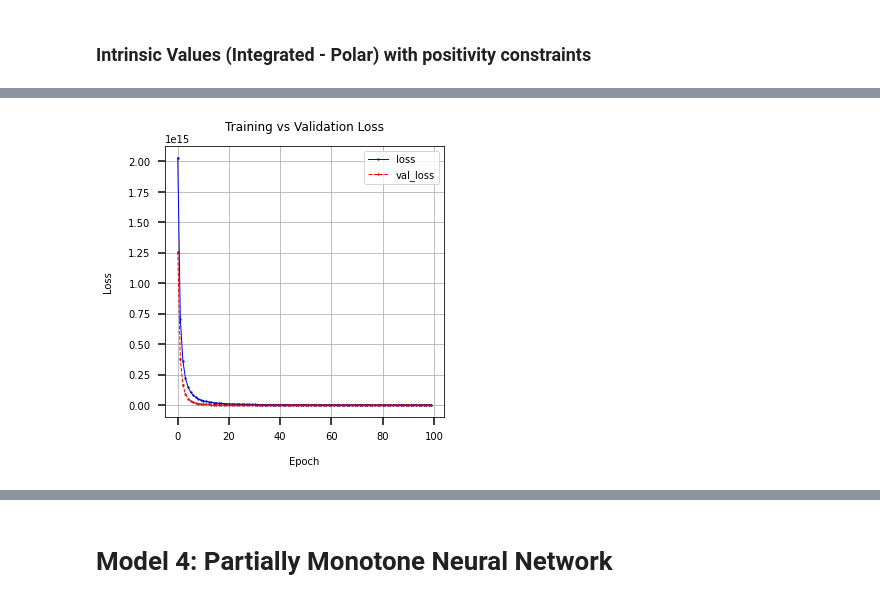
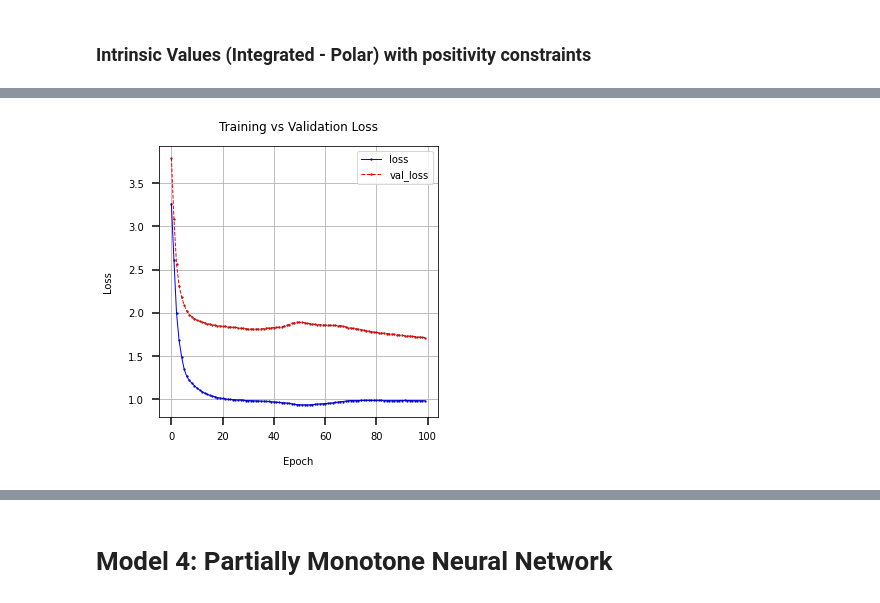
Before and after one commit to avaove/dust-map, a Jupyter notebook: dust_fit.ipynb, the cells around one changed output, grey strips where cells are left out. Cells and saved outputs as stored; diff of their text form; code cells hidden in the pictures.

Commit message:
added in min-max model

```diff
--- a/dust_fit.ipynb
+++ b/dust_fit.ipynb
@@ -394,4 +406,4 @@ Differentiating output A(r, x/r, y/r) of NN to get dust density at (r, x/r, y/r)
 ### Intrinsic Values (Integrated - Polar) with positivity constraints
 # %%
 # laod intrinsic_integrated_polar.npz before running this
-model2, train_loss_monotonic2, val_loss_monotonic2 = train_NN_model(monotonic=True, error=False)
+model3, train_loss_monotonic3, val_loss_monotonic3 = train_NN_model(monotonic=True, error=False, num_input=2)
@@ -398,10 +428,5 @@ model2, train_loss_monotonic2, val_loss_monotonic2 = train_NN_model(monotonic=Tr
 # %%
 plt.figure(figsize=(5, 5))
-plot_NN_loss(train_loss_monotonic, val_loss_monotonic)
-plt.savefig('plots/loss_intrinsicIntegratedWithConstraints.png')
+plot_NN_loss(train_loss_monotonic3, val_loss_monotonic3)
+# %% [output]
+[figure, added]
-# %%
-plt.figure(figsize=(5, 5))
-plot_pred_vs_true(train_loss1, val_loss1, title='Intrinsic vs predicted values (integrated)', xlabel='Intrinsic values (integrated)', ylabel='Predicted values (integrated)')
-plt.savefig('plots/true_vs_pred_intrinsicIntegratedWithConstraints.png')
-# %% [output]
-[figure, removed]
```
Also changed, not shown: parts of 16 cells of this notebook, 3 other files.
